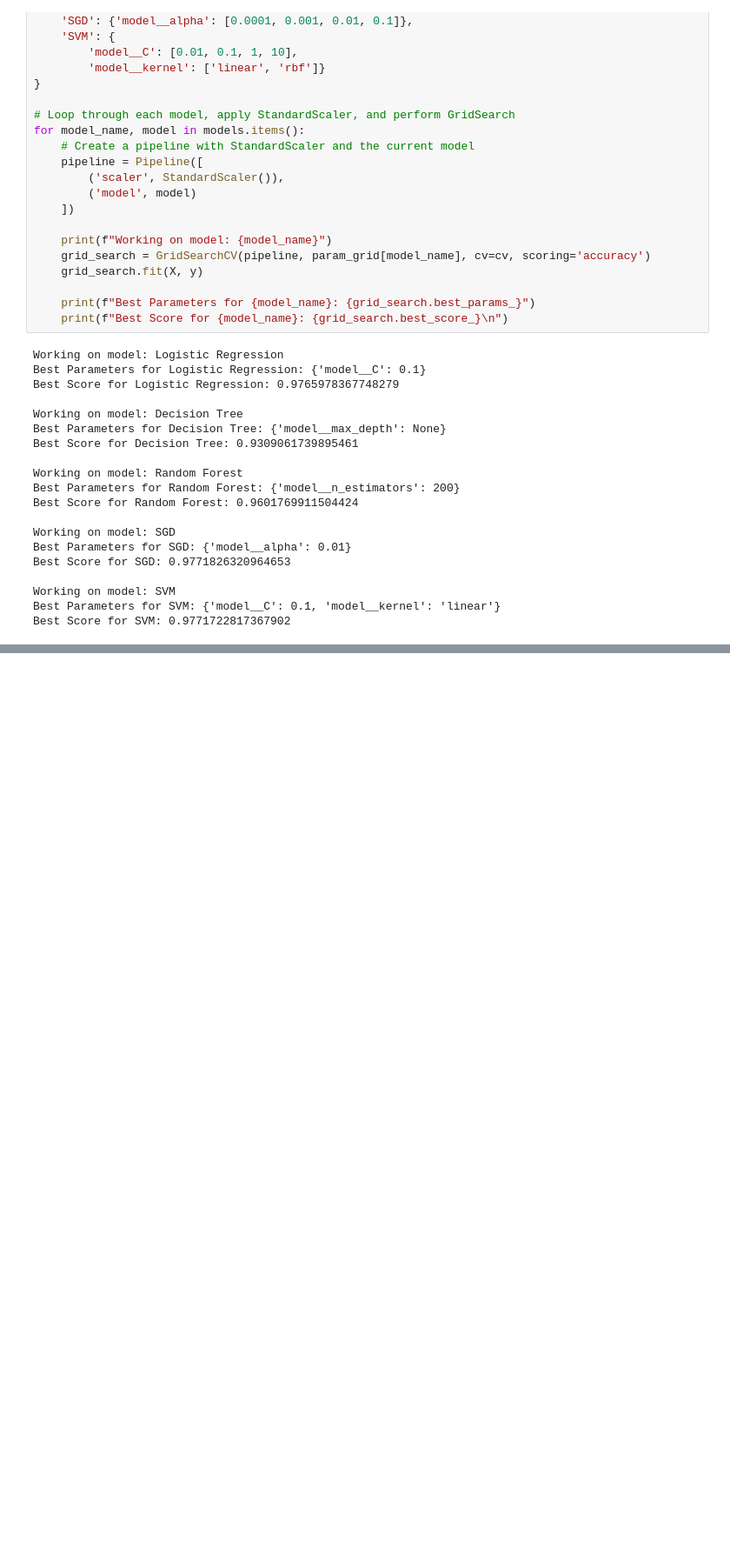
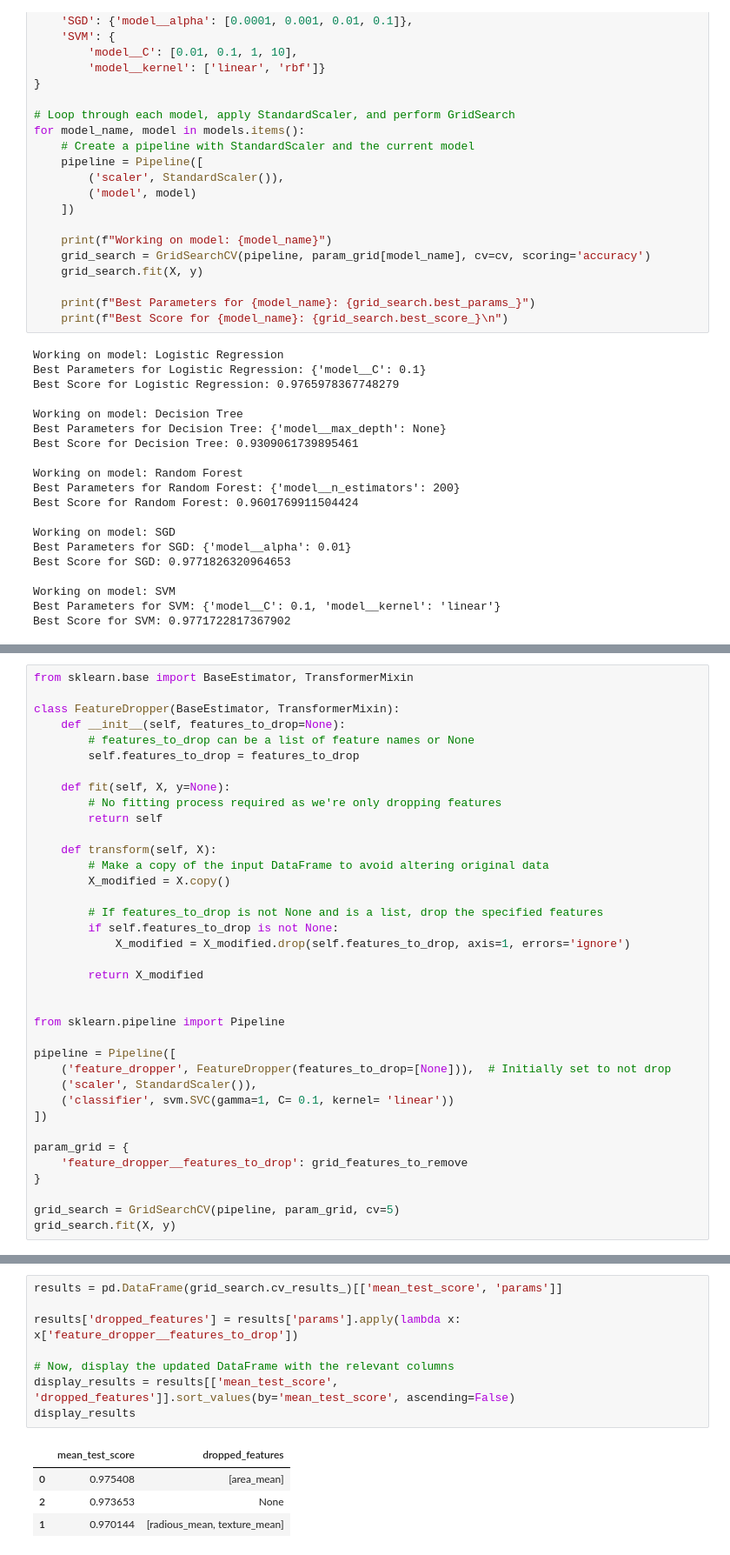
Before and after one commit to kakkar01/Breast-Cancer-Classification, a Jupyter notebook: MainCancerAnalysis.ipynb, the cells around one changed output, grey strips where cells are left out. Shown at 87% size. Saved outputs shown, nothing was run; the diff lists cells and outputs as text; blank space fills up the shorter version.

```diff
--- a/MainCancerAnalysis.ipynb
+++ b/MainCancerAnalysis.ipynb
@@ -318,0 +330,37 @@ Best Score for SVM: 0.9771722817367902
+# %%
+from sklearn.base import BaseEstimator, TransformerMixin
+
+class FeatureDropper(BaseEstimator, TransformerMixin):
+    def __init__(self, features_to_drop=None):
+        # features_to_drop can be a list of feature names or None
+        self.features_to_drop = features_to_drop
+
+    def fit(self, X, y=None):
+        # No fitting process required as we're only dropping features
+        return self
+
+    def transform(self, X):
+        # Make a copy of the input DataFrame to avoid altering original data
+        X_modified = X.copy()
+
+        # If features_to_drop is not None and is a list, drop the specified features
+        if self.features_to_drop is not None:
+            X_modified = X_modified.drop(self.features_to_drop, axis=1, errors='ignore')
+
+        return X_modified
+
+
+from sklearn.pipeline import Pipeline
+
+pipeline = Pipeline([
+    ('feature_dropper', FeatureDropper(features_to_drop=[None])),  # Initially set to not drop
+    ('scaler', StandardScaler()),
+    ('classifier', svm.SVC(gamma=1, C= 0.1, kernel= 'linear'))
+])
+
+param_grid = {
+    'feature_dropper__features_to_drop': grid_features_to_remove
+}
+
+grid_search = GridSearchCV(pipeline, param_grid, cv=5)
+grid_search.fit(X, y)
@@ -318,0 +378,13 @@ Best Score for SVM: 0.9771722817367902
+# %%
+results = pd.DataFrame(grid_search.cv_results_)[['mean_test_score', 'params']]
+
+results['dropped_features'] = results['params'].apply(lambda x: x['feature_dropper__features_to_drop'])
+
+# Now, display the updated DataFrame with the relevant columns
+display_results = results[['mean_test_score', 'dropped_features']].sort_values(by='mean_test_score', ascending=False)
+display_results
+# %% [output]
+|  | mean_test_score | dropped_features |
+| 0 | 0.975408 | [area_mean] |
+| 2 | 0.973653 | None |
+| 1 | 0.970144 | [radious_mean, texture_mean] |
```
Also changed, not shown: parts of 4 cells of this notebook.
